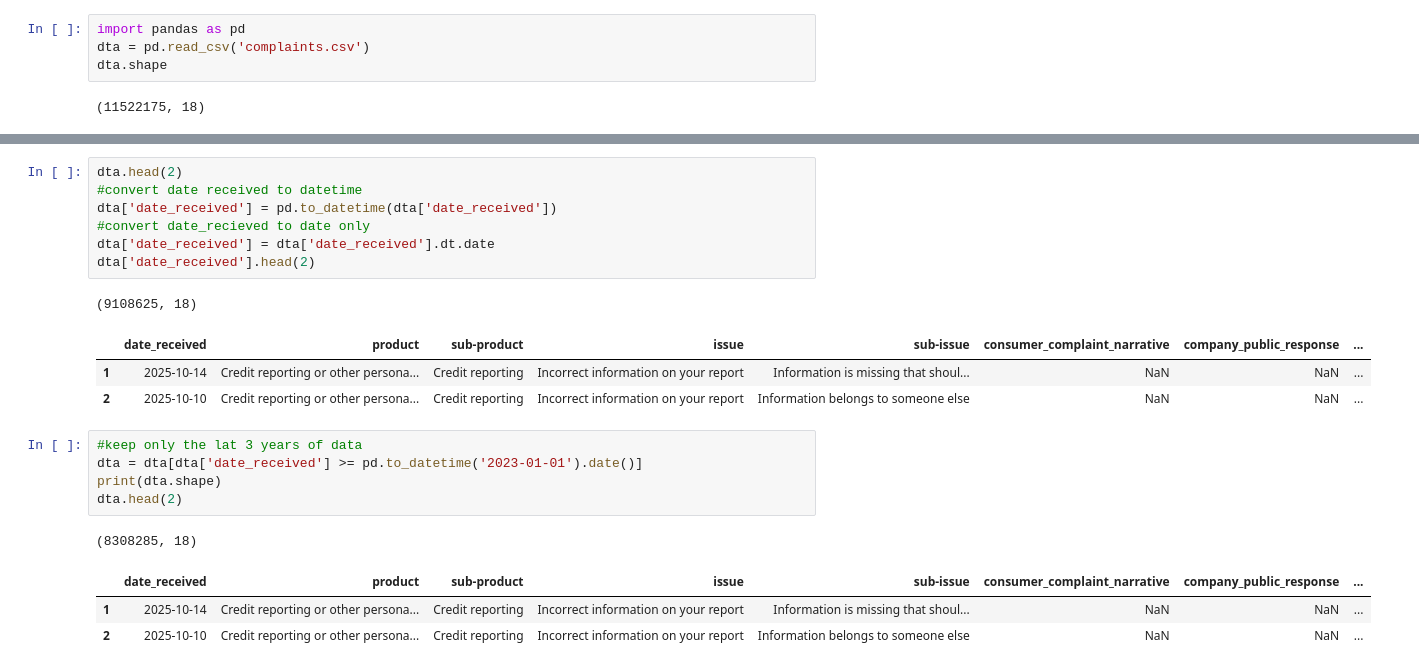
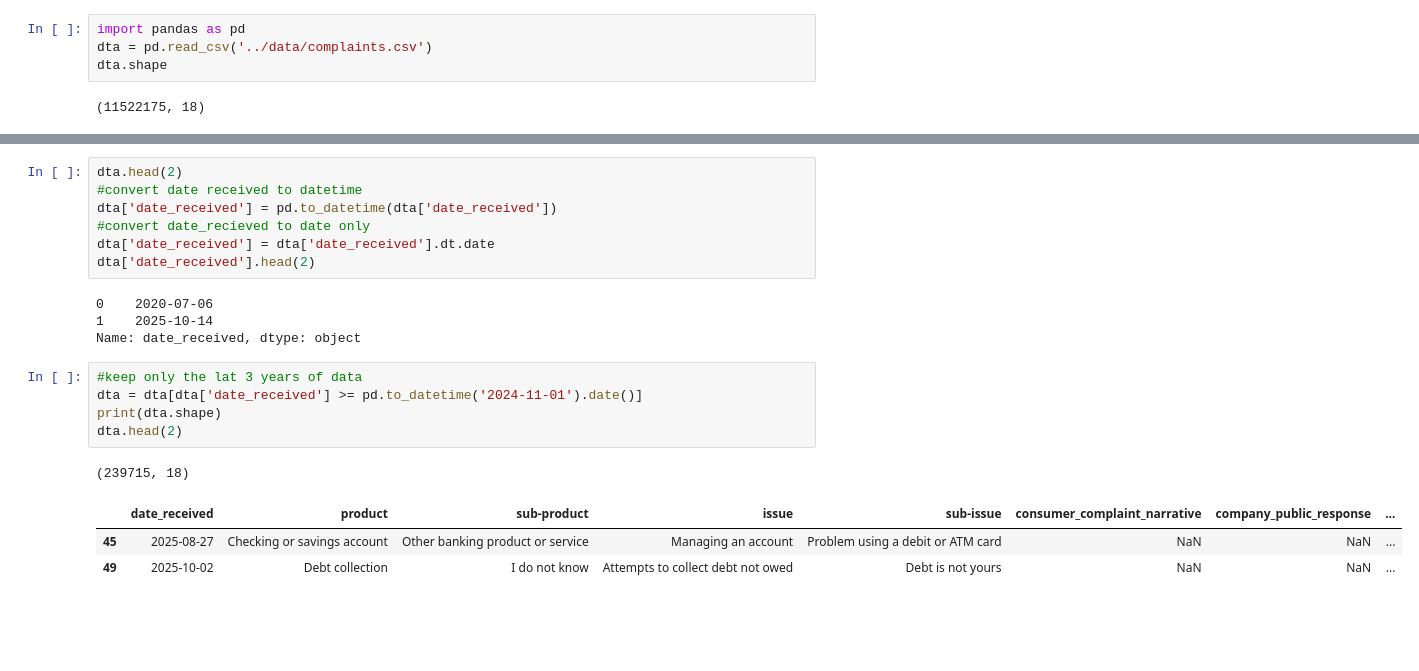
Before and after one commit to Whdgurtler/complaints, a Jupyter notebook: load_complaint_data.ipynb, the cells around one changed output, grey strips where cells are left out. Cells and saved outputs as stored; diff of their text form; blank space fills up the shorter version.

```diff
--- a/load_complaint_data.ipynb
+++ b/load_complaint_data.ipynb
@@ -65,6 +1,6 @@ data
 # %%
 import pandas as pd
-dta = pd.read_csv('complaints.csv')
+dta = pd.read_csv('../data/complaints.csv')
 dta.shape
 # %% [output]
 (11522175, 18)
@@ -84,17 +20,16 @@ dta['date_received'] = pd.to_datetime(dta['date_received'])
 dta['date_received'] = dta['date_received'].dt.date
 dta['date_received'].head(2)
 # %% [output]
-(9108625, 18)
+0    2020-07-06
+1    2025-10-14
+Name: date_received, dtype: object
-|  | date_received | product | sub-product | issue | sub-issue | consumer_complaint_narrative | company_public_response | ... |
-| 1 | 2025-10-14 | Credit reporting or other persona... | Credit reporting | Incorrect information on your report | Information is missing that shoul... | NaN | NaN | ... |
-| 2 | 2025-10-10 | Credit reporting or other persona... | Credit reporting | Incorrect information on your report | Information belongs to someone else | NaN | NaN | ... |
 # %%
 #keep only the lat 3 years of data
-dta = dta[dta['date_received'] >= pd.to_datetime('2023-01-01').date()]
+dta = dta[dta['date_received'] >= pd.to_datetime('2024-11-01').date()]
 print(dta.shape)
 dta.head(2)
 # %% [output]
-(8308285, 18)
+(239715, 18)
 |  | date_received | product | sub-product | issue | sub-issue | consumer_complaint_narrative | company_public_response | ... |
-| 1 | 2025-10-14 | Credit reporting or other persona... | Credit reporting | Incorrect information on your report | Information is missing that shoul... | NaN | NaN | ... |
-| 2 | 2025-10-10 | Credit reporting or other persona... | Credit reporting | Incorrect information on your report | Information belongs to someone else | NaN | NaN | ... |
+| 45 | 2025-08-27 | Checking or savings account | Other banking product or service | Managing an account | Problem using a debit or ATM card | NaN | NaN | ... |
+| 49 | 2025-10-02 | Debt collection | I do not know | Attempts to collect debt not owed | Debt is not yours | NaN | NaN | ... |
```
Also changed, not shown: parts of 20 cells of this notebook.
